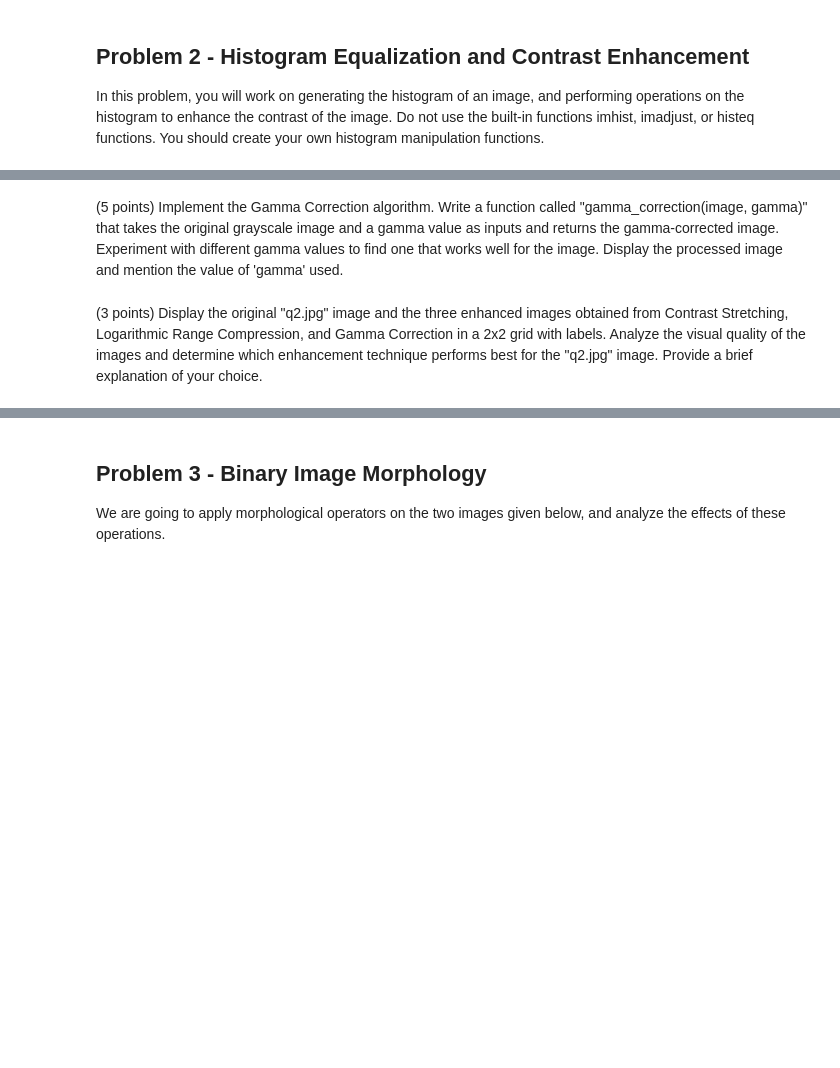
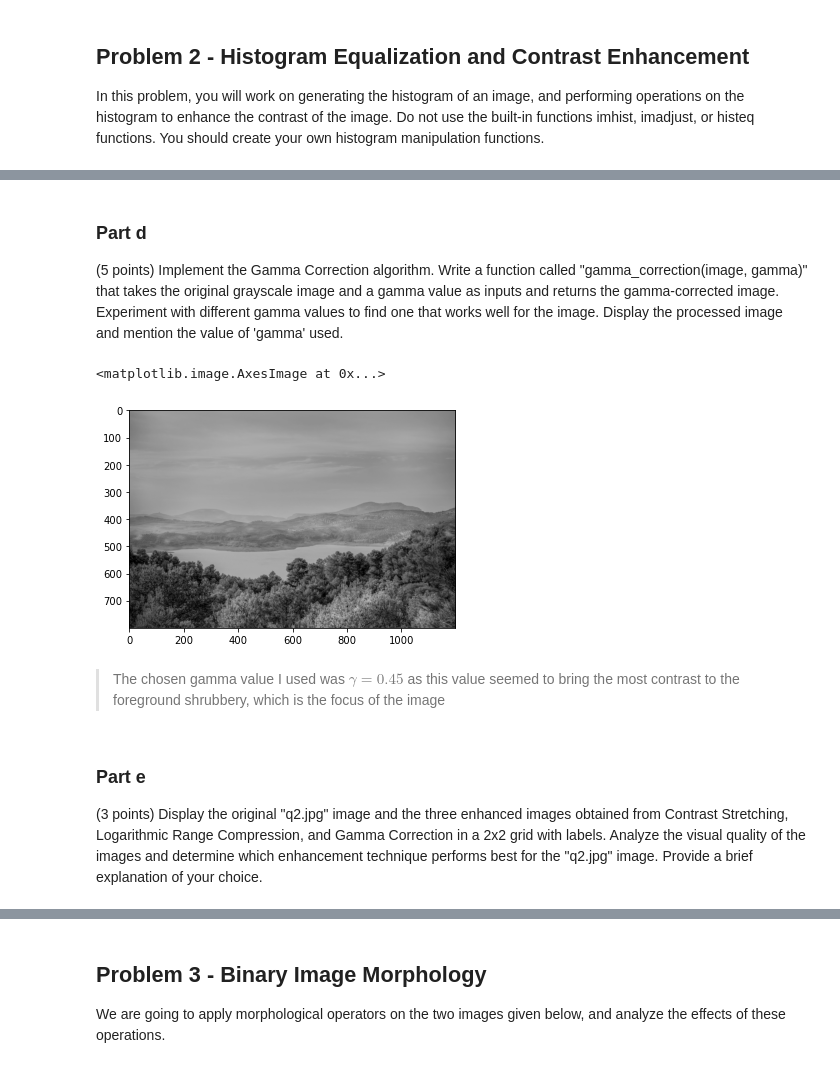
Before and after one commit to JacksonPaull/fa2023, a Jupyter notebook: Image Processing/Homework 1/hw1.ipynb, the cells around one changed output, grey strips where cells are left out. Saved outputs shown, nothing was run; the diff lists cells and outputs as text; code cells hidden in the pictures; blank space fills up the shorter version.

```diff
--- a/Image Processing/Homework 1/hw1.ipynb
+++ b/Image Processing/Homework 1/hw1.ipynb
@@ -250,10 +317,27 @@ functions and its histogram in a 2x2 grid with labels.
 # %% [markdown]
+### Part d
+
 (5 points) Implement the Gamma Correction algorithm. Write a function called
 "gamma_correction(image, gamma)" that takes the original grayscale image and a
 gamma value as inputs and returns the gamma-corrected image. Experiment with
 different gamma values to find one that works well for the image. Display the processed
 image and mention the value of 'gamma' used.
+# %%
+def gamma_correction(image, gamma=0.8):
+    if image.dtype == 'int32':
+        image = image / 255
+    return np.power(image, gamma)
+
+q2_gc = gamma_correction(q2, 0.45)
+plt.imshow(q2_gc)
+# %% [output]
+<matplotlib.image.AxesImage at 0x...>
+[figure, added]
+# %% [markdown]
+> The chosen gamma value I used was $\gamma = 0.45$ as this value seemed to bring the most contrast to the foreground shrubbery, which is the focus of the image
 # %% [markdown]
+### Part e
+
 (3 points) Display the original "q2.jpg" image and the three enhanced images obtained
 from Contrast Stretching, Logarithmic Range Compression, and Gamma Correction in a
 2x2 grid with labels. Analyze the visual quality of the images and determine which
```
Also changed, not shown: parts of 26 cells of this notebook.
